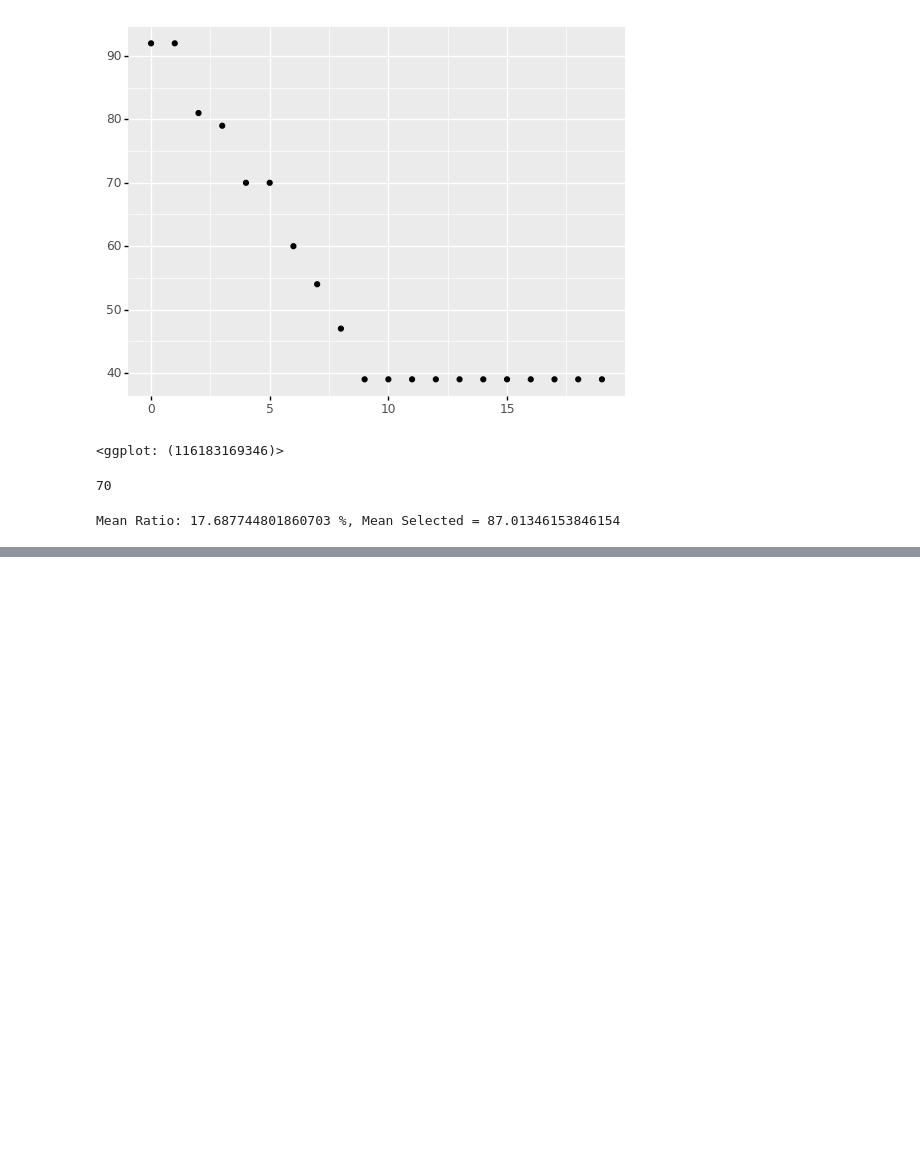
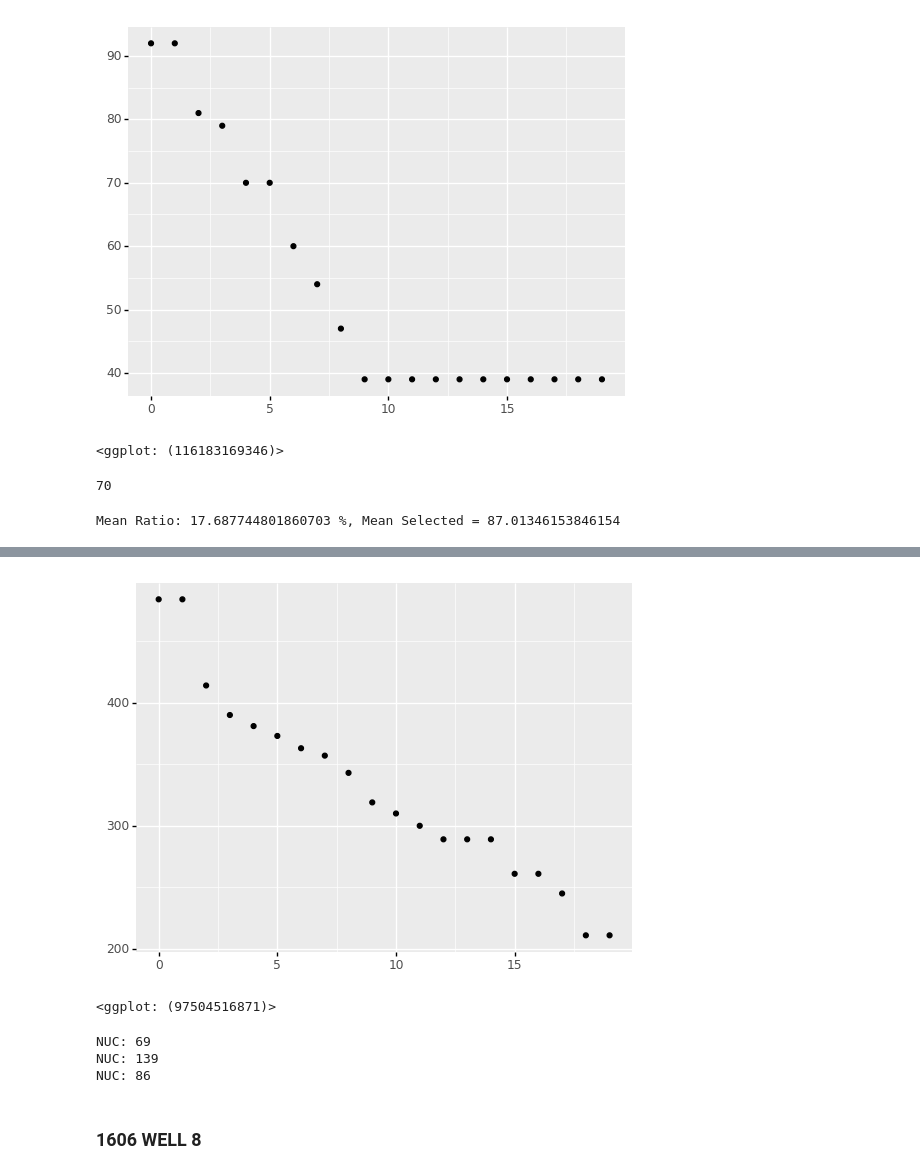
Before and after one commit to niightingale/bep_tools, a Jupyter notebook: fiji_analysis/models_X2.ipynb, the cells around one changed output, grey strips where cells are left out. Saved outputs shown, nothing was run; the diff lists cells and outputs as text; code cells hidden in the pictures; blank space fills up the shorter version.

```diff
--- a/fiji_analysis/models_X2.ipynb
+++ b/fiji_analysis/models_X2.ipynb
@@ -267,7 +275,7 @@ def buncher(df):
                 against = (in_row['X'], in_row['Y'], in_row['Plane'], in_row['Timepoint'])
                 sp_dist, tp_dist = dist(current, against)
 
-                if sp_dist < 10 and tp_dist < 2:
+                if sp_dist < 5 and tp_dist < 2:
                     ids_in_range.append(in_index)
 
         curr_id = at_id
@@ -306,7 +314,7 @@ def buncher_glx(df):
                 against = (in_row['Position X [µm]'], in_row['Position Y [µm]'], in_row['Plane'], in_row['Timepoint'], row['Field'])
                 sp_dist, tp_dist, fp_dist = dist(current, against)
 
-                if sp_dist < 10 and tp_dist < 2 and fp_dist == 0:
+                if sp_dist < 2 and tp_dist < 2 and fp_dist == 0:
                     ids_in_range.append(in_index)
 
         # 3) Obtain ids_in_range subset that has clusters
@@ -851,0 +931,37 @@ Mean Ratio: 17.687744801860703 %, Mean Selected = 87.01346153846154
+# %%
+ar_wt_6_view = pd.read_csv('data/1606_assay_3X/output_data/ar_wt_6_view.csv')
+
+n_rows = ar_wt_6_view.shape[0]
+
+empty_couples = [0 for x in range(0, n_rows)]
+ar_wt_6_view['cluster_id'] = empty_couples
+ar_wt_6_view['cluster_size'] = empty_couples
+ar_wt_6_view['nucleus_true'] = empty_couples
+
+ls_bunch = buncher_glx(ar_wt_6_view)
+nuc_buncher(ar_wt_6_view)
+
+
+
+ar_wt_6_view.to_csv('data/1606_assay_3X/output_data/ar_wt_6_view_anno.csv')
+# %%
+ggplot(aes(range(0, len(ls_bunch)), ls_bunch)) +\
+    geom_point()
+# %% [output]
+[figure, added]
+<ggplot: (97504516871)>
+# %%
+unique_nuclei = ar_wt_6_view.nucleus_true.unique()
+
+for nucleus in unique_nuclei:
+    fcut = ar_wt_6_view[ar_wt_6_view.cluster_size > 5]
+    cut = fcut[fcut.nucleus_true == nucleus]
+    unique_clusters = cut.cluster_id.unique()
+    if len(unique_clusters) > 1:
+        print(f'NUC: {nucleus}')
+# %% [output]
+NUC: 69
+NUC: 139
+NUC: 86
+# %% [markdown]
+### 1606 WELL 8
```
Also changed, not shown: parts of 17 cells of this notebook, 23 other files.
